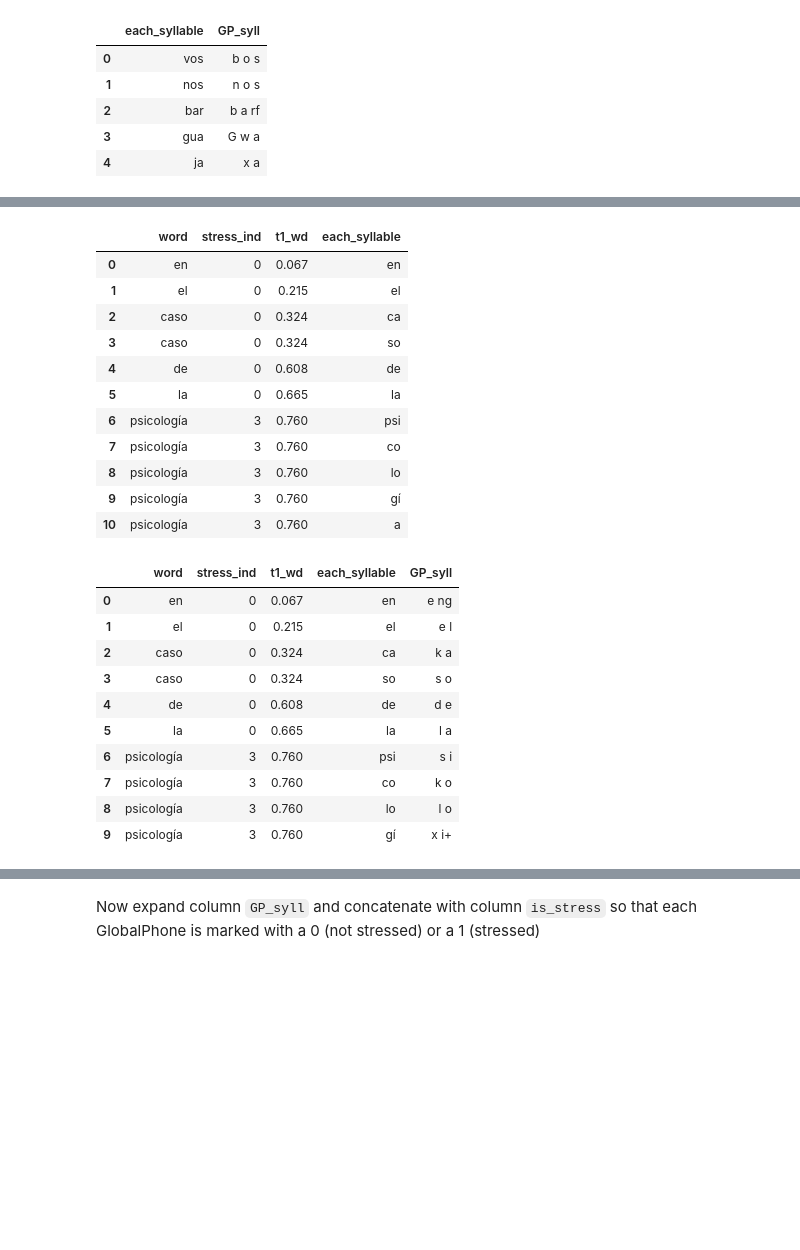
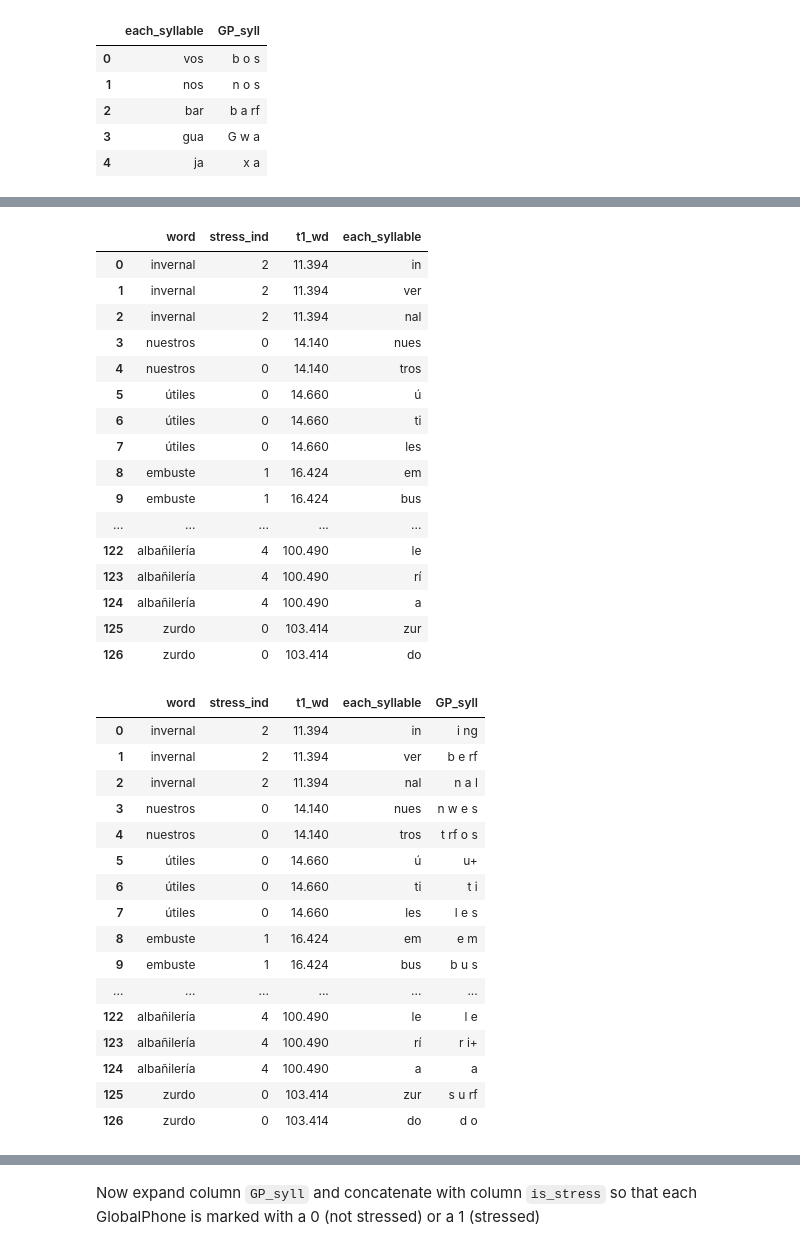
Before and after one commit to anniehelms/vsa_langdom, a Jupyter notebook: 01_stress.ipynb, the cells around one changed output, grey strips where cells are left out. Drawn from its saved outputs; the diff is of its cells as text; code cells hidden in the pictures; blank space fills up the shorter version.

```diff
--- a/01_stress.ipynb
+++ b/01_stress.ipynb
@@ -142,10 +142,11 @@ syllable_dictionary.head()
 | 3 | gua | G w a |
 | 4 | ja | x a |
 # %%
-filepath = "data/tgs/s00101.TextGrid"
+pd.set_option('display.max_rows', 500)
+filepath = "data/tgs/p111_spanish3.TextGrid"
 [wddf, phdf] = read_label(filepath,
     ftype='praat',
-    tiers=['word', 'phone']
+    tiers=['default - words', 'default - phones']
 )
 # add participant to dataframe
 phdf['Participant'] = f[:4]
@@ -178,6 +179,6 @@ newdf['word'] = newdf['word'].apply(lambda x: re.sub("n~", "ñ", x))
 # obtain syllables for each word
 newdf["syllable"] = newdf["word"].apply(lambda x: syllabize(x)[0])
 newdf["stress_ind"] = newdf['word'].apply(lambda x: syllabize(x)[1])
-
-newdf.head(60)
+newdf = newdf.reset_index(drop = True)
+newdf.head(150)
 # %% [output]
@@ -201,6 +203,6 @@ newdf.head(60)
 # %%
 words_sylls = newdf[['word', 't1_wd', 'stress_ind', 'syllable']].copy()
-words_sylls = words_sylls.drop_duplicates(subset = ["word"])
-words_sylls.head()
+words_sylls = words_sylls.drop_duplicates(subset = ['t1_wd',"word"])
+words_sylls.head(60)
 # %% [output]
 |  | word | t1_wd | stress_ind | syllable |
@@ -218,34 +231,45 @@ syll_cols = pd.DataFrame({'word':np.repeat(words_sylls.word.values, words_sylls.
 #syll_cols = syll_cols.drop_duplicates()
 syll_cols['each_syllable'] = syll_cols["each_syllable"].apply(lambda x: x[1:] if x.startswith("h") else x)
 syll_cols = syll_cols.reset_index(drop = True)
-syll_cols.head(60)
+syll_cols.head(150)
 # %% [output]
 |  | word | stress_ind | t1_wd | each_syllable |
-| 0 | en | 0 | 0.067 | en |
-| 1 | el | 0 | 0.215 | el |
-| 2 | caso | 0 | 0.324 | ca |
-| 3 | caso | 0 | 0.324 | so |
-| 4 | de | 0 | 0.608 | de |
-| 5 | la | 0 | 0.665 | la |
-| 6 | psicología | 3 | 0.760 | psi |
-| 7 | psicología | 3 | 0.760 | co |
-| 8 | psicología | 3 | 0.760 | lo |
-| 9 | psicología | 3 | 0.760 | gí |
-| 10 | psicología | 3 | 0.760 | a |
+| 0 | invernal | 2 | 11.394 | in |
+| 1 | invernal | 2 | 11.394 | ver |
+| 2 | invernal | 2 | 11.394 | nal |
+| 3 | nuestros | 0 | 14.140 | nues |
+| 4 | nuestros | 0 | 14.140 | tros |
+| 5 | útiles | 0 | 14.660 | ú |
+| 6 | útiles | 0 | 14.660 | ti |
+| 7 | útiles | 0 | 14.660 | les |
+| 8 | embuste | 1 | 16.424 | em |
+| 9 | embuste | 1 | 16.424 | bus |
+| ... | ... | ... | ... | ... |
+| 122 | albañilería | 4 | 100.490 | le |
+| 123 | albañilería | 4 | 100.490 | rí |
+| 124 | albañilería | 4 | 100.490 | a |
+| 125 | zurdo | 0 | 103.414 | zur |
+| 126 | zurdo | 0 | 103.414 | do |
 # %%
 stress_finder = syll_cols.merge(syllable_dictionary, how = "left", on = "each_syllable")
-stress_finder.head(10)
+stress_finder.head(150)
 # %% [output]
 |  | word | stress_ind | t1_wd | each_syllable | GP_syll |
-| 0 | en | 0 | 0.067 | en | e ng |
-| 1 | el | 0 | 0.215 | el | e l |
-| 2 | caso | 0 | 0.324 | ca | k a |
-| 3 | caso | 0 | 0.324 | so | s o |
-| 4 | de | 0 | 0.608 | de | d e |
-| 5 | la | 0 | 0.665 | la | l a |
-| 6 | psicología | 3 | 0.760 | psi | s i |
-| 7 | psicología | 3 | 0.760 | co | k o |
-| 8 | psicología | 3 | 0.760 | lo | l o |
-| 9 | psicología | 3 | 0.760 | gí | x i+ |
+| 0 | invernal | 2 | 11.394 | in | i ng |
+| 1 | invernal | 2 | 11.394 | ver | b e rf |
+| 2 | invernal | 2 | 11.394 | nal | n a l |
+| 3 | nuestros | 0 | 14.140 | nues | n w e s |
+| 4 | nuestros | 0 | 14.140 | tros | t rf o s |
+| 5 | útiles | 0 | 14.660 | ú | u+ |
+| 6 | útiles | 0 | 14.660 | ti | t i |
+| 7 | útiles | 0 | 14.660 | les | l e s |
+| 8 | embuste | 1 | 16.424 | em | e m |
+| 9 | embuste | 1 | 16.424 | bus | b u s |
+| ... | ... | ... | ... | ... | ... |
+| 122 | albañilería | 4 | 100.490 | le | l e |
+| 123 | albañilería | 4 | 100.490 | rí | r i+ |
+| 124 | albañilería | 4 | 100.490 | a | a |
+| 125 | zurdo | 0 | 103.414 | zur | s u rf |
+| 126 | zurdo | 0 | 103.414 | do | d o |
 # %%
 stress_finder["syll_ind"] = stress_finder.groupby(["word", "t1_wd"]).cumcount()
```
Also changed, not shown: parts of 12 cells of this notebook.
